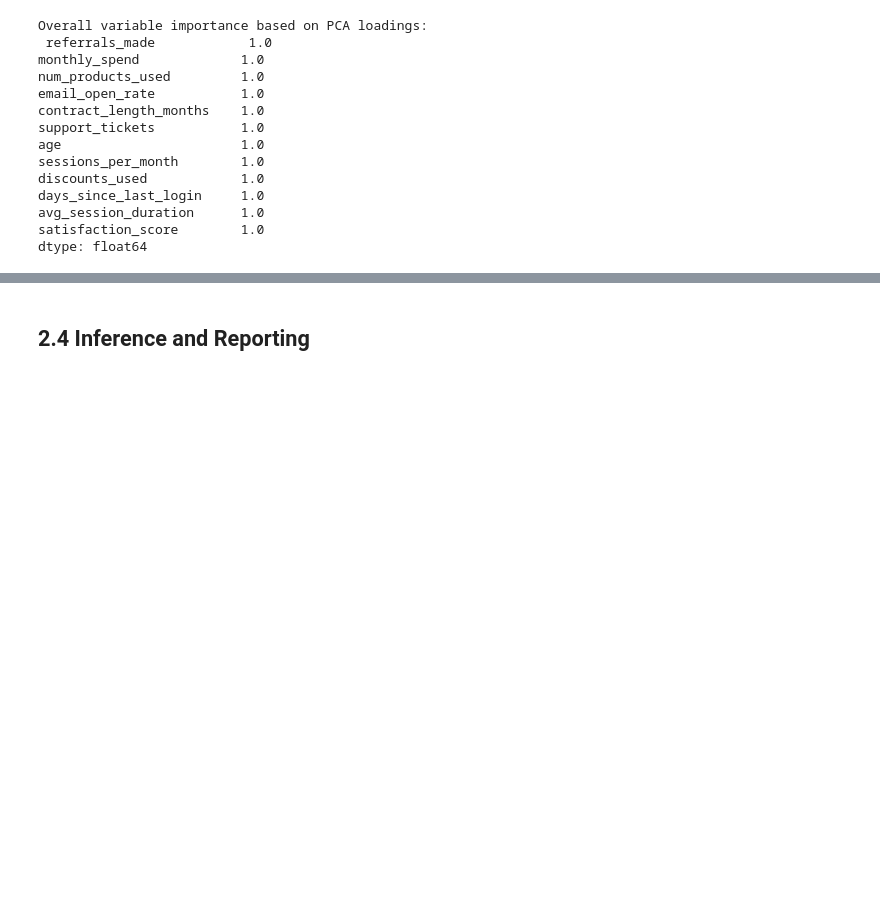
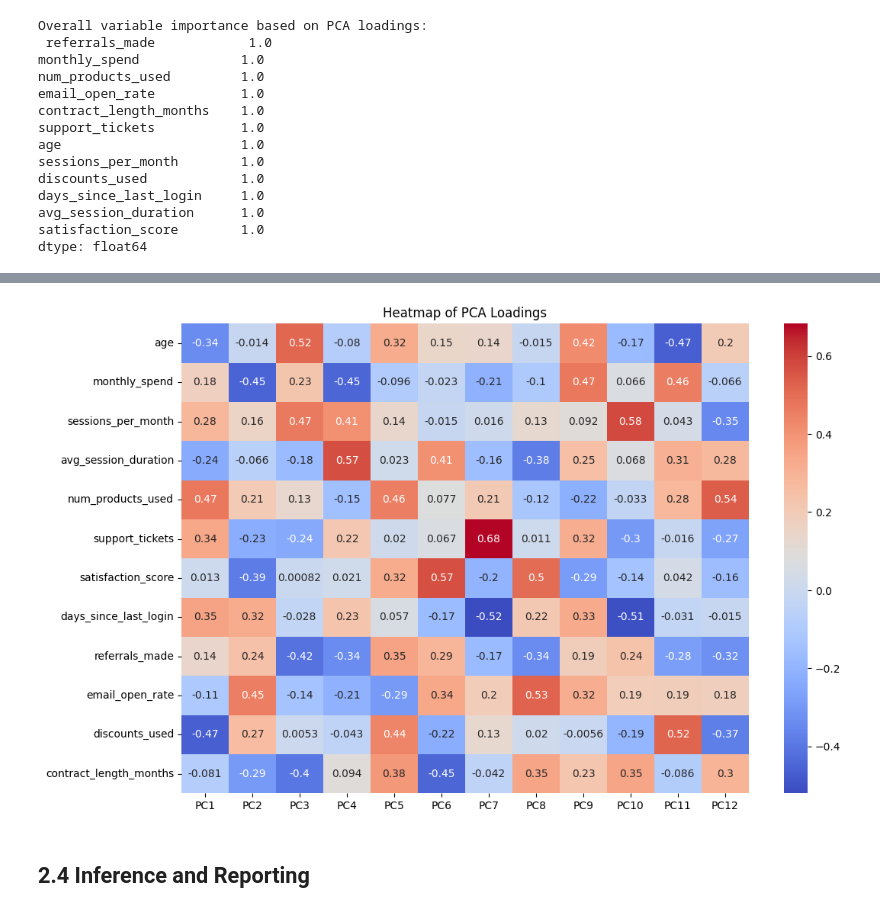
Before and after one commit to decodemarines/DA-2025, a Jupyter notebook: quiz2.ipynb, the cells around one changed output, grey strips where cells are left out. Saved outputs shown, nothing was run; the diff lists cells and outputs as text; code cells hidden in the pictures; blank space fills up the shorter version.

```diff
--- a/quiz2.ipynb
+++ b/quiz2.ipynb
@@ -396,0 +363,4 @@ X_pca = pca.transform(X_std)
+# %%
+# Prepare matrix for PCA
+cust_pca_matrix = df[data_numerical_features].copy()
+matrix_std = cust_pca_matrix.values
@@ -555,0 +535,13 @@ plt.show()
+# %%
+# Heatmap of PCA Loadings
+columns = df[data_numerical_features].columns
+plt.figure(figsize=(12, 8))
+sns.heatmap(loadings,
+            annot=True,
+            cmap="coolwarm",
+            xticklabels=[f"PC{i+1}" for i in range(loadings.shape[1])],
+            yticklabels=columns)
+plt.title("Heatmap of PCA Loadings")
+plt.show()
+# %% [output]
+[figure, added]
```
Also changed, not shown: parts of 14 cells of this notebook.
